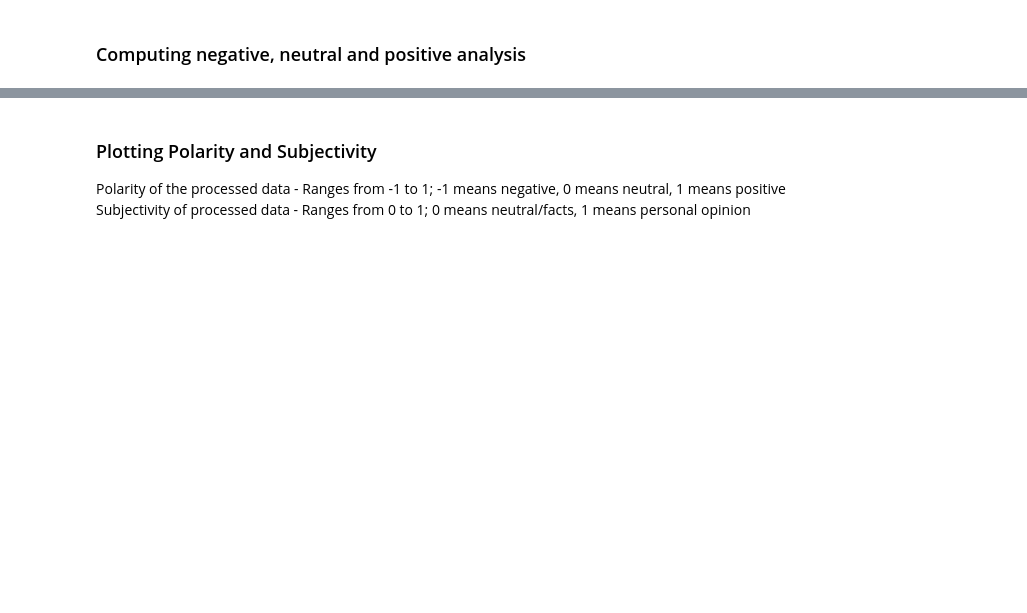
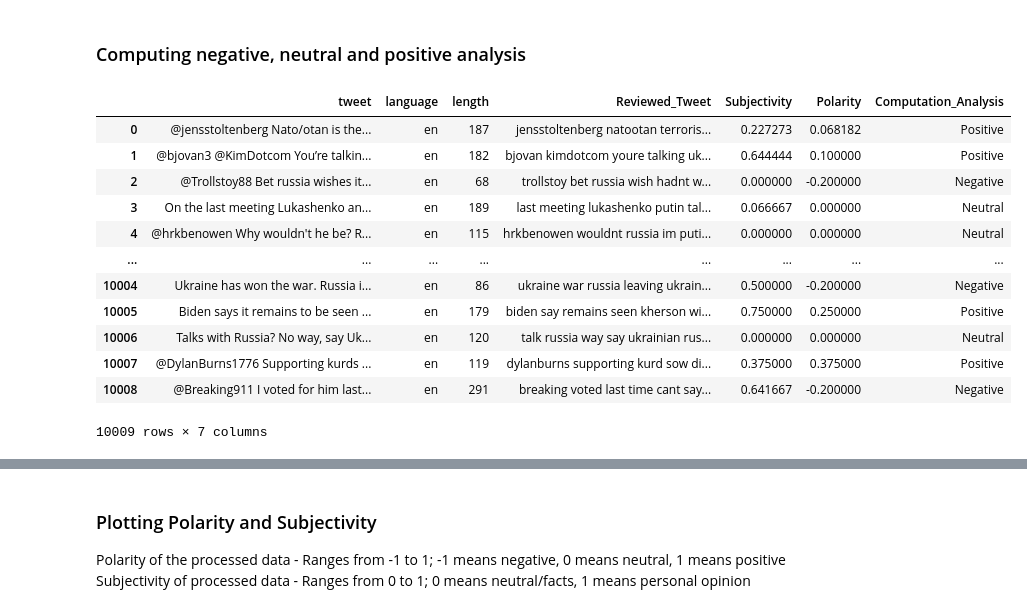
Before and after one commit to ShaistaMuskan/DAC-Curriculum, a Jupyter notebook: DAC-008_Intro_To_NLP/DAC-008_Sentiment_Analysis_1_Student.ipynb, the cells around one changed output, grey strips where cells are left out. Drawn from its saved outputs; the diff is of its cells as text; code cells hidden in the pictures; blank space fills up the shorter version.

```diff
--- a/DAC-008_Intro_To_NLP/DAC-008_Sentiment_Analysis_1_Student.ipynb
+++ b/DAC-008_Intro_To_NLP/DAC-008_Sentiment_Analysis_1_Student.ipynb
@@ -196,0 +367,27 @@ processed_tweet_data = df_tweets.copy()
+# %%
+def getComputation(score):
+    if score < -0.5:
+        return "Very Negative"
+    if score < 0:
+        return "Negative"
+    elif score == 0:
+        return "Neutral"
+    elif score > 0:
+        return "Positive"
+processed_tweet_data['Computation_Analysis'] = processed_tweet_data['Polarity'].apply(getComputation)
+# %%
+processed_tweet_data
+# %% [output]
+|  | tweet | language | length | Reviewed_Tweet | Subjectivity | Polarity | Computation_Analysis |
+| 0 | @jensstoltenberg Nato/otan is the... | en | 187 | jensstoltenberg natootan terroris... | 0.227273 | 0.068182 | Positive |
+| 1 | @bjovan3 @KimDotcom You’re talkin... | en | 182 | bjovan kimdotcom youre talking uk... | 0.644444 | 0.100000 | Positive |
+| 2 | @Trollstoy88 Bet russia wishes it... | en | 68 | trollstoy bet russia wish hadnt w... | 0.000000 | -0.200000 | Negative |
+| 3 | On the last meeting Lukashenko an... | en | 189 | last meeting lukashenko putin tal... | 0.066667 | 0.000000 | Neutral |
+| 4 | @hrkbenowen Why wouldn't he be? R... | en | 115 | hrkbenowen wouldnt russia im puti... | 0.000000 | 0.000000 | Neutral |
+| ... | ... | ... | ... | ... | ... | ... | ... |
+| 10004 | Ukraine has won the war. Russia i... | en | 86 | ukraine war russia leaving ukrain... | 0.500000 | -0.200000 | Negative |
+| 10005 | Biden says it remains to be seen ... | en | 179 | biden say remains seen kherson wi... | 0.750000 | 0.250000 | Positive |
+| 10006 | Talks with Russia? No way, say Uk... | en | 120 | talk russia way say ukrainian rus... | 0.000000 | 0.000000 | Neutral |
+| 10007 | @DylanBurns1776 Supporting kurds ... | en | 119 | dylanburns supporting kurd sow di... | 0.375000 | 0.375000 | Positive |
+| 10008 | @Breaking911 I voted for him last... | en | 291 | breaking voted last time cant say... | 0.641667 | -0.200000 | Negative |
+10009 rows × 7 columns
```
Also changed, not shown: parts of 29 cells of this notebook.
